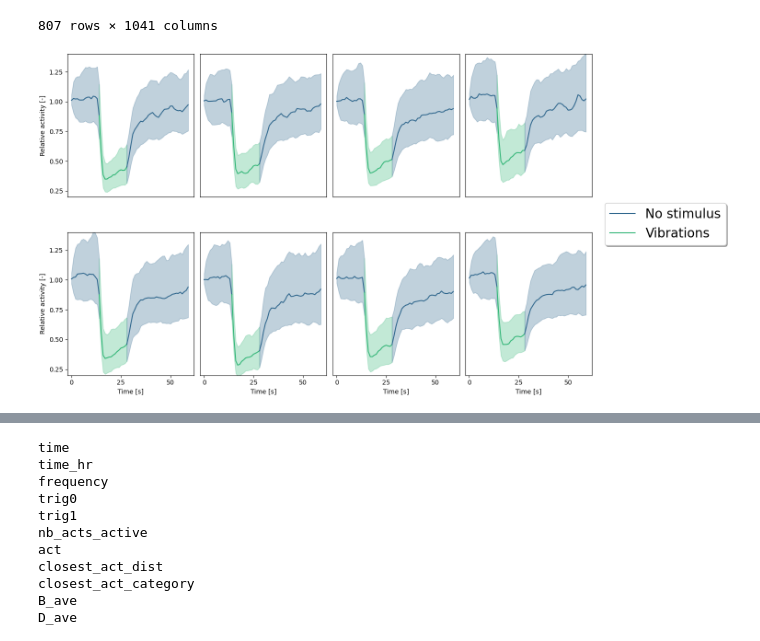
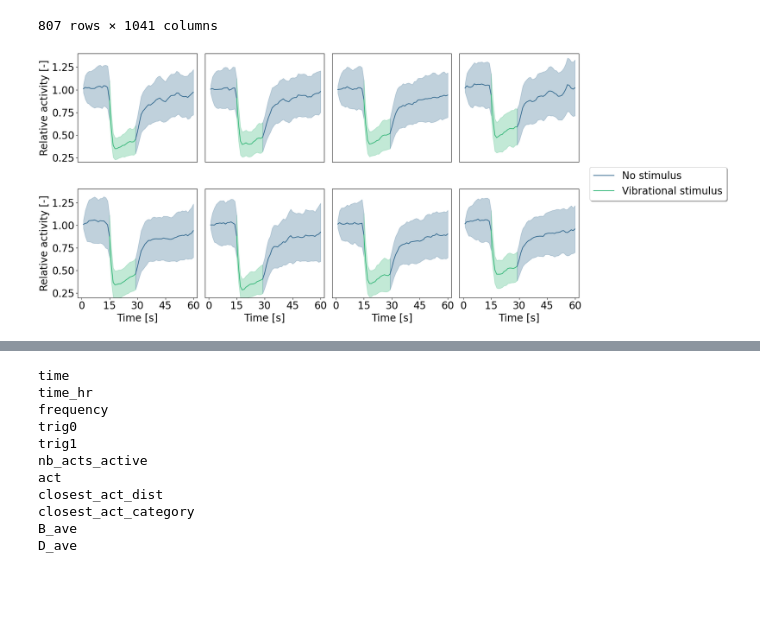
Before and after one commit to MBroisin/Experiments_processing, a Jupyter notebook: activity_exp_final_result_1s.ipynb, the cells around one changed output, grey strips where cells are left out. Saved outputs shown, nothing was run; the diff lists cells and outputs as text; code cells hidden in the pictures; blank space fills up the shorter version.

```diff
--- a/activity_exp_final_result_1s.ipynb
+++ b/activity_exp_final_result_1s.ipynb
@@ -279,7 +279,7 @@ data
 | 806 | 2023-06-12 10:18:11+00:00 | 230612T101811UTC | Ctrl | 11 | 11 | 0 | 0 | 0 | 0 | 0 | ... | ... |
 807 rows × 1041 columns
 # %%
-fig, ax = matplotlib.pyplot.subplots(2, 4, figsize=(15, 7.5), constrained_layout=True)
+fig, ax = matplotlib.pyplot.subplots(2, 4, figsize=(19, 7.5), constrained_layout=True)
 
 matplotlib.rcParams.update({'font.size': 20})
 
@@ -292,24 +292,28 @@ for act in range(NB_ACTS):
     medians = []
     q1s = []
     q3s = []
+    mads = []
     for j in range(-15, 45):
         medians.append(data_to_consider['z'+ind+'_bin'+str(j+15)+'_rel'].median())
         q1s.append(data_to_consider['z'+ind+'_bin'+str(j+15)+'_rel'].quantile(0.25))
         q3s.append(data_to_consider['z'+ind+'_bin'+str(j+15)+'_rel'].quantile(0.75))
+        mads.append(scipy.stats.median_abs_deviation(data_to_consider['z'+ind+'_bin'+str(j+15)+'_rel'].values))
 
     medians = numpy.array(medians)
     q1s = numpy.array(q1s)
     q3s = numpy.array(q3s)
+    mads = numpy.array(mads)
 
     # Filtering
     SIGMA_GAUSSIAN = 0.75
     medians = scipy.ndimage.gaussian_filter(medians, sigma=SIGMA_GAUSSIAN)
     q1s = scipy.ndimage.gaussian_filter(q1s, sigma=SIGMA_GAUSSIAN)
     q3s = scipy.ndimage.gaussian_filter(q3s, sigma=SIGMA_GAUSSIAN)
+    mads = scipy.ndimage.gaussian_filter(mads, sigma=SIGMA_GAUSSIAN)
 
     # Coloring
     boundaries = [15, 29]
-    time_vector = numpy.array(range(60))
+    time_vector = numpy.array(range(1,61))
     COLOR_CTRL = '#31688e'
     COLOR_VIBS = '#35b779'
 
@@ -317,40 +321,40 @@ for act in range(NB_ACTS):
         ax[MAPPING_PLOT[act][0], MAPPING_PLOT[act][1]].get_xaxis().set_ticks([])
     else :
         ax[MAPPING_PLOT[act][0], MAPPING_PLOT[act][1]].set_xlabel('Time [s]')
+        ax[MAPPING_PLOT[act][0], MAPPING_PLOT[act][1]].get_xaxis().set_ticks([0, 15, 30, 45, 60])
     if act not in [0, 7]:
         ax[MAPPING_PLOT[act][0], MAPPING_PLOT[act][1]].get_yaxis().set_ticks([])
     else :
         ax[MAPPING_PLOT[act][0], MAPPING_PLOT[act][1]].set_ylabel('Relative activity [-]')
 
     _ = ax[MAPPING_PLOT[act][0], MAPPING_PLOT[act][1]].set_xlim([-2, 62])
     _ = ax[MAPPING_PLOT[act][0], MAPPING_PLOT[act][1]].set_ylim([0.2, 1.4])
 
     _ = ax[MAPPING_PLOT[act][0], MAPPING_PLOT[act][1]].plot(time_vector[:boundaries[0]], medians[:boundaries[0]], c=COLOR_CTRL, label='No stimulus')
-    _ = ax[MAPPING_PLOT[act][0], MAPPING_PLOT[act][1]].plot(time_vector[boundaries[0]-1:boundaries[1]], medians[boundaries[0]-1:boundaries[1]], c=COLOR_VIBS, label='Vibrations')
+    _ = ax[MAPPING_PLOT[act][0], MAPPING_PLOT[act][1]].plot(time_vector[boundaries[0]-1:boundaries[1]], medians[boundaries[0]-1:boundaries[1]], c=COLOR_VIBS, label='Vibrational stimulus')
     _ = ax[MAPPING_PLOT[act][0], MAPPING_PLOT[act][1]].plot(time_vector[boundaries[1]-1:], medians[boundaries[1]-1:], c=COLOR_CTRL)
 
-
-    _ = ax[MAPPING_PLOT[act][0], MAPPING_PLOT[act][1]].fill_between(time_vector[:boundaries[0]], q1s[:boundaries[0]], q3s[:boundaries[0]], color=COLOR_CTRL, alpha=0.3)
-    _ = ax[MAPPING_PLOT[act][0], MAPPING_PLOT[act][1]].fill_between(time_vector[boundaries[0]-1:boundaries[1]], q1s[boundaries[0]-1:boundaries[1]], q3s[boundaries[0]-1:boundaries[1]], color=COLOR_VIBS, alpha=0.3)
-    _ = ax[MAPPING_PLOT[act][0], MAPPING_PLOT[act][1]].fill_between(time_vector[boundaries[1]-1:], q1s[boundaries[1]-1:], q3s[boundaries[1]-1:], color=COLOR_CTRL, alpha=0.3)
+    _ = ax[MAPPING_PLOT[act][0], MAPPING_PLOT[act][1]].fill_between(time_vector[:boundaries[0]], medians[:boundaries[0]]-mads[:boundaries[0]], medians[:boundaries[0]]+mads[:boundaries[0]], color=COLOR_CTRL, alpha=0.3)
+    _ = ax[MAPPING_PLOT[act][0], MAPPING_PLOT[act][1]].fill_between(time_vector[boundaries[0]-1:boundaries[1]], medians[boundaries[0]-1:boundaries[1]]-mads[boundaries[0]-1:boundaries[1]], medians[boundaries[0]-1:boundaries[1]]+mads[boundaries[0]-1:boundaries[1]], color=COLOR_VIBS, alpha=0.3)
+    _ = ax[MAPPING_PLOT[act][0], MAPPING_PLOT[act][1]].fill_between(time_vector[boundaries[1]-1:], medians[boundaries[1]-1:]-mads[boundaries[1]-1:], medians[boundaries[1]-1:]+mads[boundaries[1]-1:], color=COLOR_CTRL, alpha=0.3)
 
 ax[1,3].legend(loc='upper left', bbox_to_anchor=(1.05, 1.25), fancybox=True, shadow=True)
 fig.savefig('/Users/matthieu/Documents/papers/2024/Hardware/media/graphs/activity_effect.png', transparent=True)
 # Control plot
 # fig, ax = matplotlib.pyplot.subplots(2, 4, figsize=(15, 6), sharex=True, sharey=True, constrained_layout=True)
 
 # dataset = data[data.nb_acts_active == 0]
 
 # for act in range(NB_ACTS):
 #     ind = str(act)
 #     data_to_consider = dataset[dataset['act_z'+ind+'_closest_act_dist'] == 0]
 
 #     for j in range(-15, 45):
 #         _ = ax[MAPPING_PLOT[act][0], MAPPING_PLOT[act][1]].boxplot(dataset['z'+ind+'_bin'+str(j+15)+'_rel'].values, positions=[(j+15)*1], widths=[3])
 
 #     # Stat tests
 #     RStest_in   = scipy.stats.ranksums(dataset['z'+ind+'_bin'+str(2)+'_rel'], dataset['z'+ind+'_bin'+str(3)+'_rel'])
 #     RStest_out  = scipy.stats.ranksums(dataset['z'+ind+'_bin'+str(5)+'_rel'], dataset['z'+ind+'_bin'+str(6)+'_rel'])
     # print(ind, RStest_in[1], RStest_out[1], len(dataset['z'+ind+'_bin'+str(2)+'_rel']))
 # %% [output]
-[figure, old version]
+[figure, new version]
```
Also changed, not shown: parts of 3 cells of this notebook, 9 other files.
